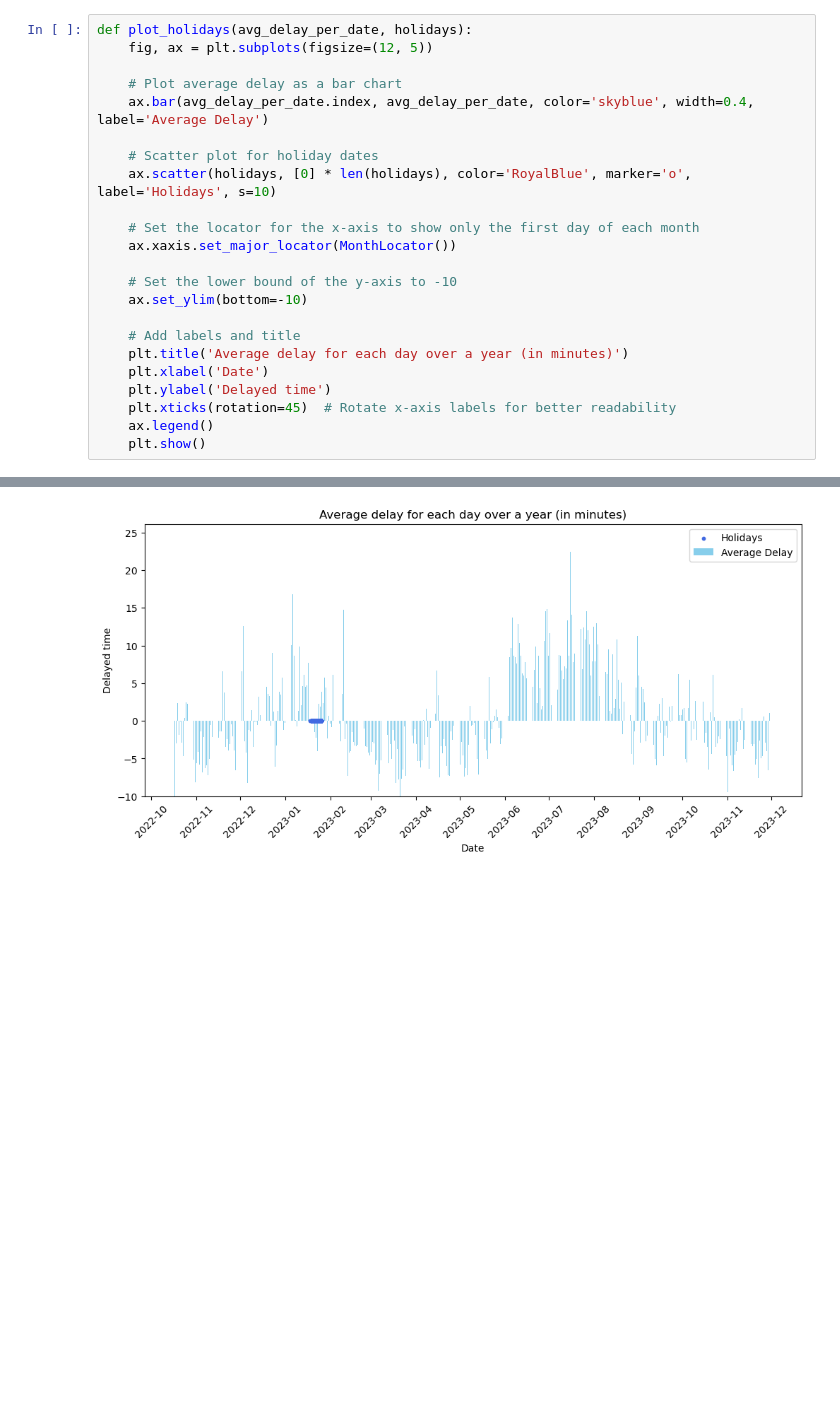
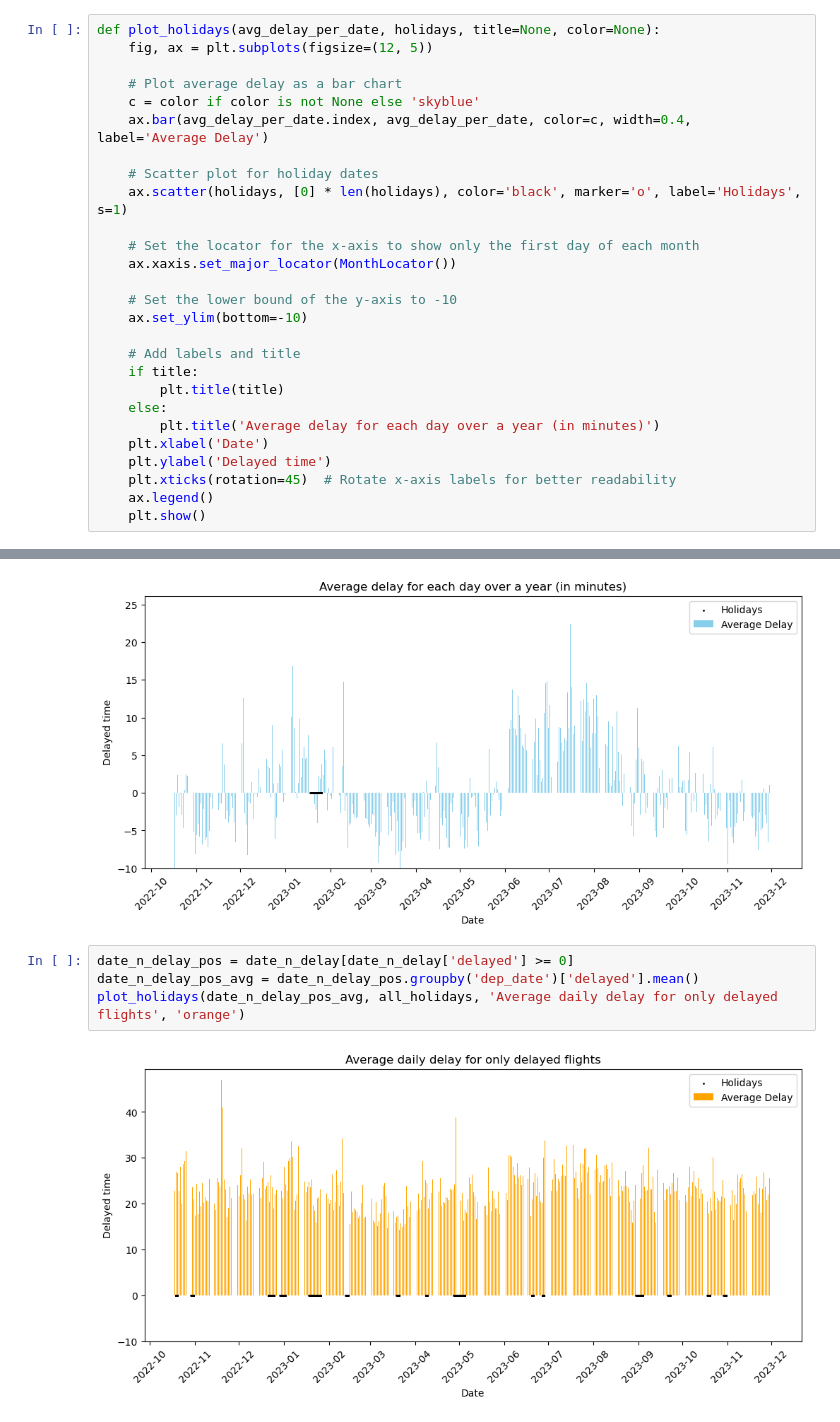
Before and after one commit to jkruke/airline-delay-prediction, a Jupyter notebook: analysis/holidays.ipynb, the cells around one changed output, grey strips where cells are left out. Cells and saved outputs as stored; diff of their text form; blank space fills up the shorter version.

```diff
--- a/analysis/holidays.ipynb
+++ b/analysis/holidays.ipynb
@@ -78,14 +78,15 @@ all_holidays
 346020    2023-10-31
 Name: dep_date, Length: 30741, dtype: object
 # %%
-def plot_holidays(avg_delay_per_date, holidays):
+def plot_holidays(avg_delay_per_date, holidays, title=None, color=None):
     fig, ax = plt.subplots(figsize=(12, 5))
 
     # Plot average delay as a bar chart
-    ax.bar(avg_delay_per_date.index, avg_delay_per_date, color='skyblue', width=0.4, label='Average Delay')
+    c = color if color is not None else 'skyblue'
+    ax.bar(avg_delay_per_date.index, avg_delay_per_date, color=c, width=0.4, label='Average Delay')
 
     # Scatter plot for holiday dates
-    ax.scatter(holidays, [0] * len(holidays), color='RoyalBlue', marker='o', label='Holidays', s=10)
+    ax.scatter(holidays, [0] * len(holidays), color='black', marker='o', label='Holidays', s=1)
 
     # Set the locator for the x-axis to show only the first day of each month
     ax.xaxis.set_major_locator(MonthLocator())
@@ -94,7 +95,10 @@ def plot_holidays(avg_delay_per_date, holidays):
     ax.set_ylim(bottom=-10)
 
     # Add labels and title
-    plt.title('Average delay for each day over a year (in minutes)')
+    if title:
+        plt.title(title)
+    else:
+        plt.title('Average delay for each day over a year (in minutes)')
     plt.xlabel('Date')
     plt.ylabel('Delayed time')
     plt.xticks(rotation=45)  # Rotate x-axis labels for better readability
@@ -109,3 +113,9 @@ lunar_NYs = data[data.holiday == 'Lunar New Year']['dep_date']
 plot_holidays(avg_delay_per_date, lunar_NYs)
 # %% [output]
 [figure]
+# %%
+date_n_delay_pos = date_n_delay[date_n_delay['delayed'] >= 0]
+date_n_delay_pos_avg = date_n_delay_pos.groupby('dep_date')['delayed'].mean()
+plot_holidays(date_n_delay_pos_avg, all_holidays, 'Average daily delay for only delayed flights', 'orange')
+# %% [output]
+[figure, added]
```
Also changed, not shown: parts of 2 cells of this notebook, 1 other file.
